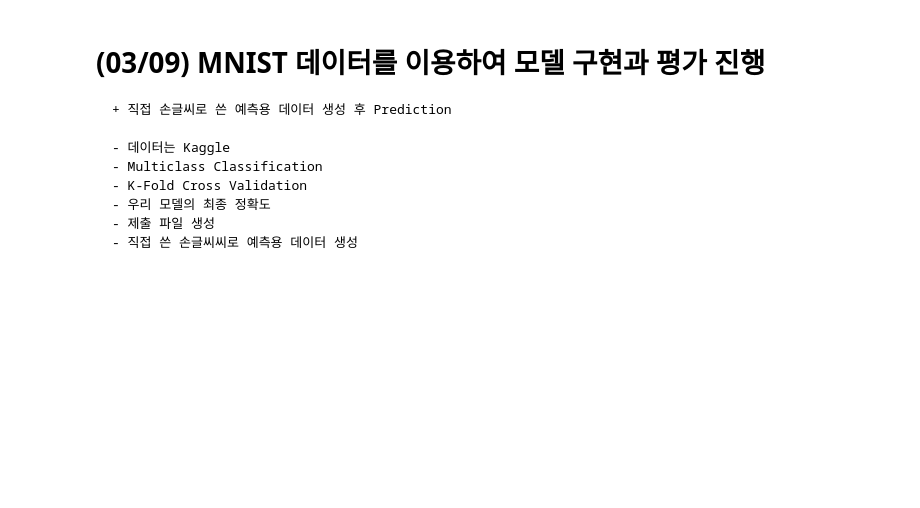
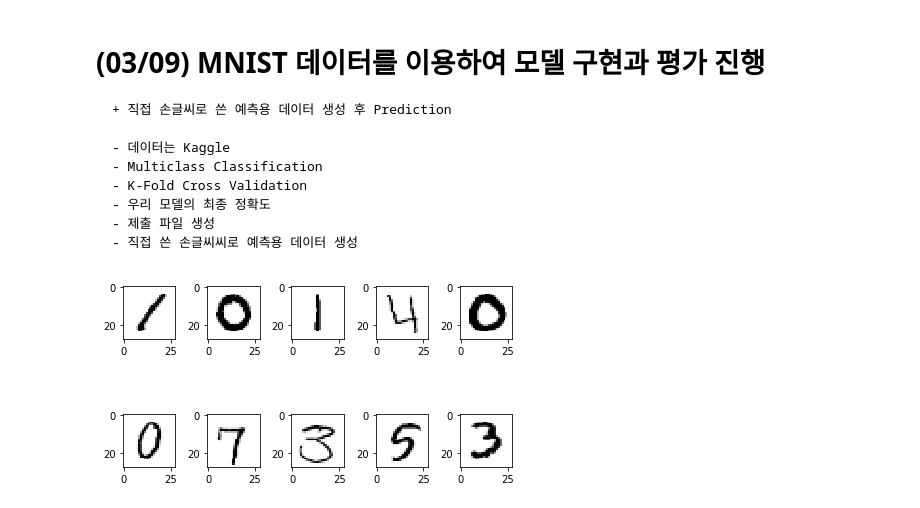
Before and after one commit to junseoDS/TIL, a Jupyter notebook: 수행평가4 - 머신러닝 구현.ipynb, the cells around one changed output. Drawn from its saved outputs; the diff is of its cells as text; code cells hidden in the pictures; blank space fills up the shorter version.

```diff
--- a/수행평가4 - 머신러닝 구현.ipynb
+++ b/수행평가4 - 머신러닝 구현.ipynb
@@ -141,3 +485,83 @@ W : [[0.732163]], b : [-0.01476877], loss : 0.03059043549001217
     - 우리 모델의 최종 정확도
     - 제출 파일 생성
     - 직접 쓴 손글씨씨로 예측용 데이터 생성
+# %%
+# MNIST 구현
+
+import numpy as np
+import pandas as pd
+import tensorflow as tf
+import matplotlib.pyplot as plt
+from sklearn.preprocessing import MinMaxScaler
+from sklearn.model_selection import train_test_split
+from sklearn.model_selection import KFold
+from sklearn.metrics import confusion_matrix, classification_report
+
+df = pd.read_csv('data/mnist/train.csv')
+
+img_data = df.drop('label', axis=1, inplace=False).values
+
+fig = plt.figure()
+fig_arr = []   # 10개의 subplot을 만들고 그 각각의 subplot을 list에 저장
+
+for n in range(10):
+    fig_arr.append(fig.add_subplot(2,5,n+1))
+    fig_arr[n].imshow(img_data[n].reshape(28,28),
+                     cmap='Greys',
+                     interpolation='nearest')
+plt.tight_layout()
+plt.show()
+
+x_data_train, x_data_test, t_data_train, t_data_test = \
+train_test_split(df.drop('label', axis=1, inplace=False),
+                df['label'],
+                test_size=0.3,
+                random_state=0)
+
+scaler = MinMaxScaler()
+scaler.fit(x_data_train)
+
+x_data_train_norm = scaler.transform(x_data_train)
+x_data_test_norm = scaler.transform(x_data_test)
+
+# Tensorflow 구현
+sess = tf.Session()
+t_data_train_onehot = sess.run(tf.one_hot(t_data_train, depth=10))
+t_data_test_onehot = sess.run(tf.one_hot(t_data_test, depth=10))
+
+X = tf.placeholder(shape=[None,784], dtype=tf.float32)
+T = tf.placeholder(shape=[None,10], dtype=tf.float32)
+
+W = tf.Variable(tf.random.normal([784,10]), name='weight')
+b = tf.Variable(tf.random.normal([10]), name='bias')
+
+logit = tf.matmul(X,W) + b
+H = tf.nn.softmax(logit)
+
+loss = tf.reduce_mean(tf.nn.softmax_cross_entropy_with_logits_v2(logits=logit,
+                                                                 labels=T))
+train = tf.train.GradientDescentOptimizer(learning_rate=1e-1).minimize(loss)
+
+num_of_epoch = 1000
+batch_size = 100
+
+def run_train(sess,train_x, train_t):
+    print('### 학습 시작 ###')
+    # 초기화
+    sess.run(tf.global_variables_initializer())
+
+    for step in range(num_of_epoch):
+        total_batch = int(train_x.shape[0] / batch_size)
+
+        for i in range(total_batch):
+            batch_x = train_x[i*batch_size:(i+1)*batch_size]
+            batch_t = train_t[i*batch_size:(i+1)*batch_size]
+            _, loss_val = sess.run([train,loss],
+                                   feed_dict={X: batch_x,
+                                              T: batch_t})
+
+        if step % 100 == 0:
+            print('Loss : {}'.format(loss_val))
+    print('### 학습 종료 ###')
+# %% [output]
+[figure, added]
```
Also changed, not shown: parts of 23 cells of this notebook, 8 other files.
